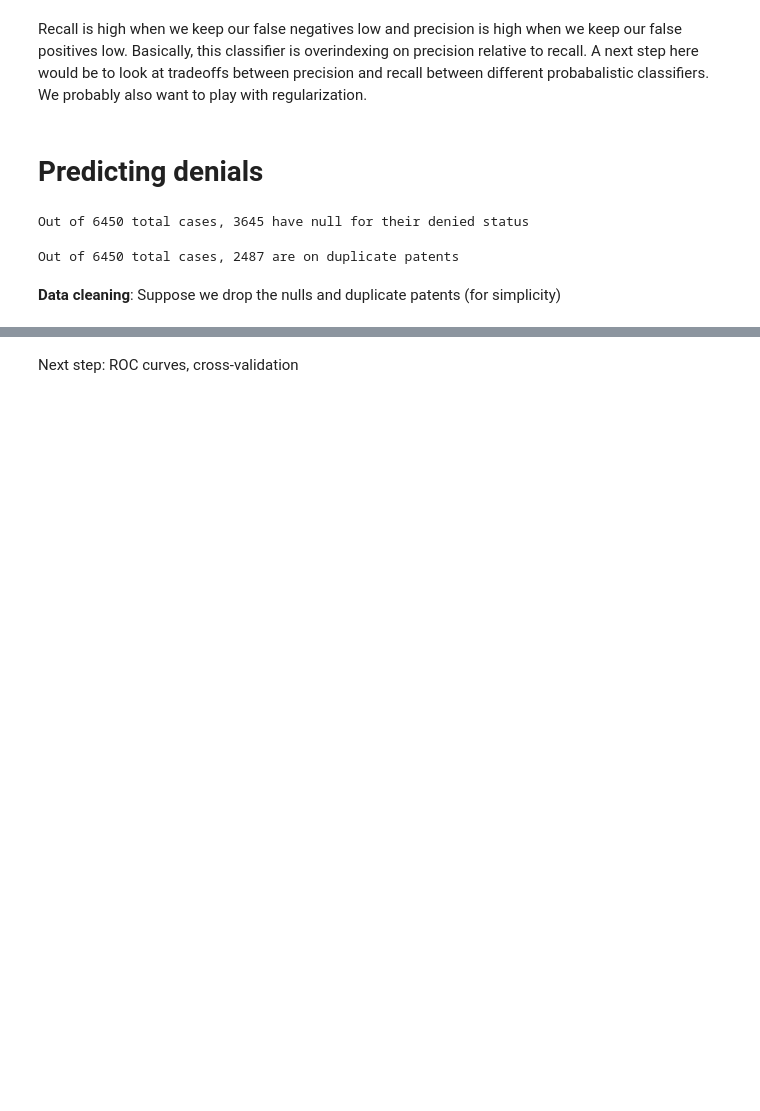
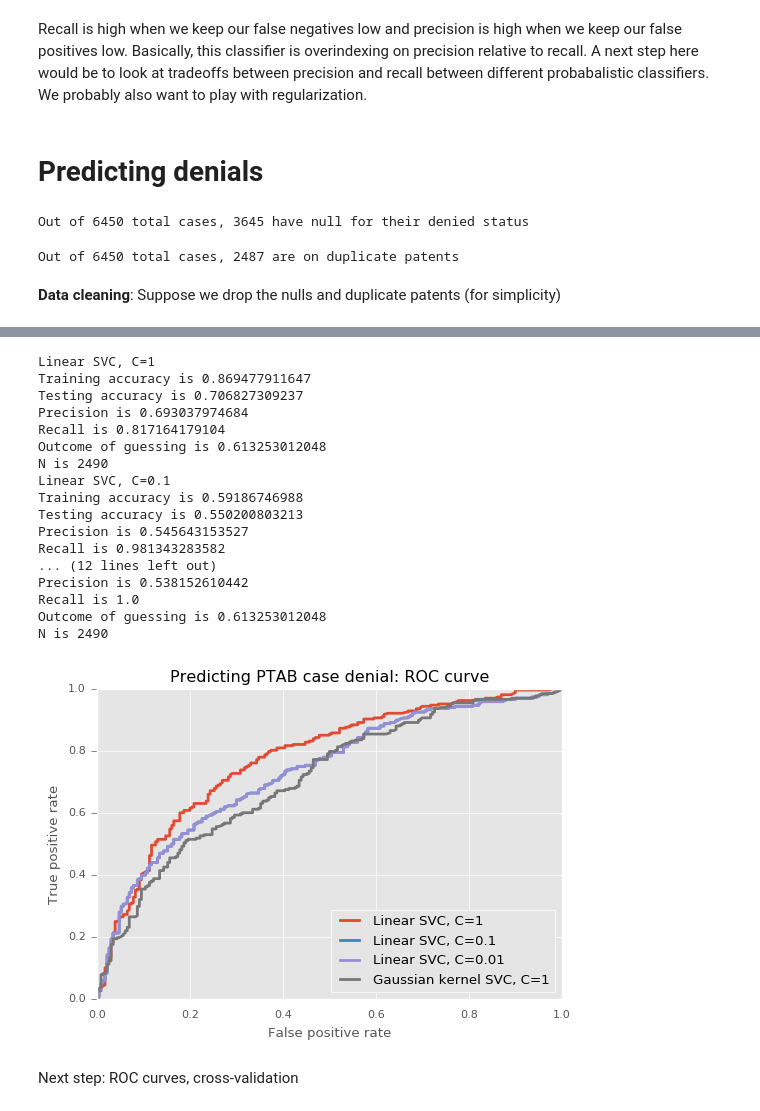
Before and after one commit to davidjwiner/cal-patent-lab, a Jupyter notebook: lib/notebooks/predicting_patent_challenge/PTAB_process_entry.ipynb, the cells around one changed output, grey strips where cells are left out. Drawn from its saved outputs; the diff is of its cells as text; code cells hidden in the pictures; blank space fills up the shorter version.

Commit message:
Updated PTAB process entry analysis

```diff
--- a/lib/notebooks/predicting_patent_challenge/PTAB_process_entry.ipynb
+++ b/lib/notebooks/predicting_patent_challenge/PTAB_process_entry.ipynb
@@ -114,12 +118,13 @@ y = df.invalidated.as_matrix()
 # %%
 from sklearn.feature_extraction.text import TfidfVectorizer, CountVectorizer, TfidfTransformer
 from sklearn.svm import LinearSVC
+from sklearn.svm import SVC
 from sklearn.linear_model import LogisticRegression
 from sklearn import cross_validation
 from sklearn.metrics import precision_score
 from sklearn.metrics import recall_score
 
-def train_model(X, y):
+def train_model(X, y, classifier):
     X_train, X_test, y_train, y_test = cross_validation.train_test_split(
         X, y, test_size=0.2, random_state=20)
 
@@ -128,8 +133,7 @@ def train_model(X, y):
     X_train = tfidf.transform(X_train)
     X_test = tfidf.transform(X_test)
 
-    svc_class = LinearSVC(C=1)
-    model = svc_class.fit(X_train, y_train)
+    model = classifier.fit(X_train, y_train)
 
 #     logistic_class = LogisticRegression(dual=True)
 #     model = logistic_class.fit(X_train, y_train)
@@ -205,5 +192,6 @@ df = df[~dups]
 X = df.claim_text.as_matrix()
 y = df.denied.as_matrix()
 # %%
-model, X_test, y_test = train_model(X, y)
+svc_class = SVC(C=1, kernel='linear')
+model, X_test, y_test = train_model(X, y, svc_class)
 # %% [output]
@@ -216,2 +204,66 @@ N is 1625
+# %%
+from sklearn.metrics import roc_curve, auc
+from sklearn.naive_bayes import GaussianNB
+import matplotlib
+
+clfs = [("Linear SVC, C=1", SVC(C=1, kernel='linear')),
+        ("Linear SVC, C=0.1" , SVC(C=.1, kernel='linear')),
+        ("Linear SVC, C=0.01", SVC(C=.1, kernel='linear')),
+        ("Gaussian kernel SVC, C=1", SVC(C=1, kernel='rbf'))]
+
+# clfs = {"Linear SVC, C=1" : SVC(C=1, kernel='linear')}
+# Random forest algorithm
+
+plt.figure()
+plt.style.use('ggplot')
+matplotlib.rcParams.update({'font.size': 8})
+
+for (name, classifier) in clfs:
+    print(name)
+    model, X_test, y_test = train_model(X, y, classifier)
+    y_score = model.decision_function(X_test)
+    fpr = dict()
+    tpr = dict()
+    fpr[i], tpr[i], _ = roc_curve(y_test, y_score)
+    fpr["micro"], tpr["micro"], _ = roc_curve(y_test.ravel(), y_score.ravel())
+    lw = 2
+    plt.plot(fpr["micro"], tpr["micro"],
+             lw=lw, label=name)
+    plt.xlabel('False positive rate')
+    plt.ylabel('True positive rate')
+    plt.title('Predicting PTAB case denial: ROC curve')
+    plt.legend(loc=4)
+
+plt.tick_params(
+        axis='x',          # changes apply to the x-axis
+        which='both',      # both major and minor ticks are affected
+        bottom='off',      # ticks along the bottom edge are off
+        top='off',         # ticks along the top edge are off
+        labelbottom='on') # labels along the bottom edge are off
+
+plt.tick_params(
+    axis='y',          # changes apply to the x-axis
+    which='both',      # both major and minor ticks are affected
+    left='on',         # ticks along the bottom edge are off
+    right='off')       # ticks along the top edge are off
+# %% [output]
+Linear SVC, C=1
+Training accuracy is 0.869477911647
+Testing accuracy is 0.706827309237
+Precision is 0.693037974684
+Recall is 0.817164179104
+Outcome of guessing is 0.613253012048
+N is 2490
+Linear SVC, C=0.1
+Training accuracy is 0.59186746988
+Testing accuracy is 0.550200803213
+Precision is 0.545643153527
+Recall is 0.981343283582
+... (12 lines left out)
+Precision is 0.538152610442
+Recall is 1.0
+Outcome of guessing is 0.613253012048
+N is 2490
+[figure, added]
 # %% [markdown]
 Next step: ROC curves, cross-validation
```
Also changed, not shown: parts of 5 cells of this notebook, 2 other files.
